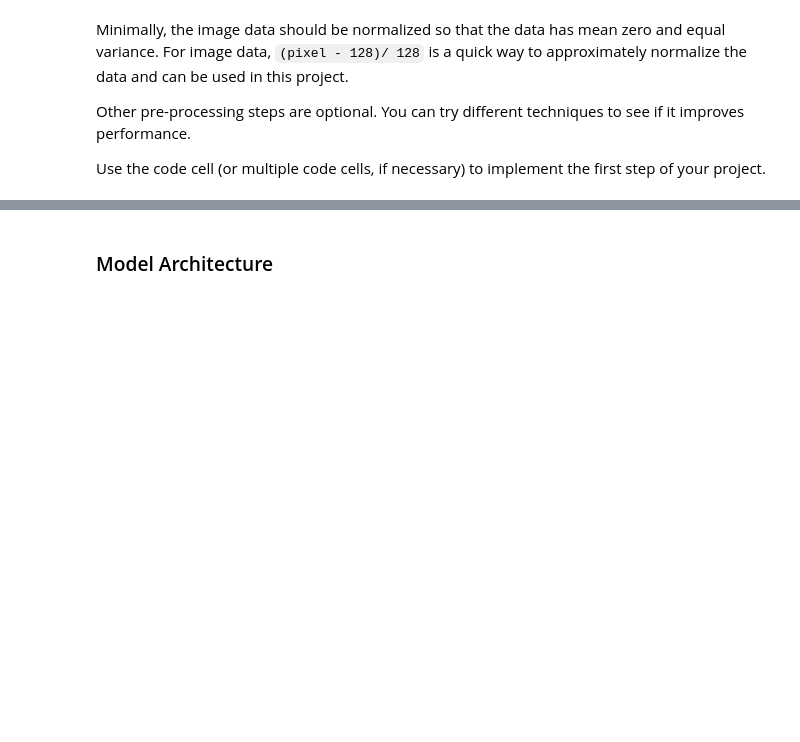
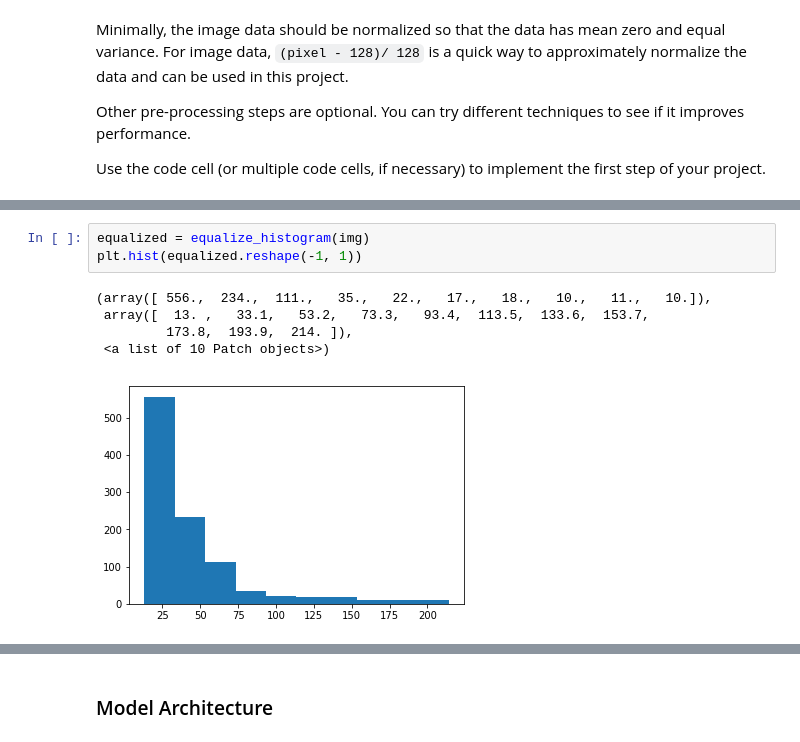
Before and after one commit to turangojayev/CarND-Traffic-Sign-Classifier-Project, a Jupyter notebook: Traffic_Sign_Classifier.ipynb, the cells around one changed output, grey strips where cells are left out. Cells and saved outputs as stored; diff of their text form; blank space fills up the shorter version.

```diff
--- a/Traffic_Sign_Classifier.ipynb
+++ b/Traffic_Sign_Classifier.ipynb
@@ -229,0 +236,9 @@ plt.imshow((img-128)/128)
+# %%
+equalized = equalize_histogram(img)
+plt.hist(equalized.reshape(-1, 1))
+# %% [output]
+(array([ 556.,  234.,  111.,   35.,   22.,   17.,   18.,   10.,   11.,   10.]),
+ array([  13. ,   33.1,   53.2,   73.3,   93.4,  113.5,  133.6,  153.7,
+         173.8,  193.9,  214. ]),
+ <a list of 10 Patch objects>)
+[figure, added]
```
Also changed, not shown: parts of 26 cells of this notebook, 6 other files.
